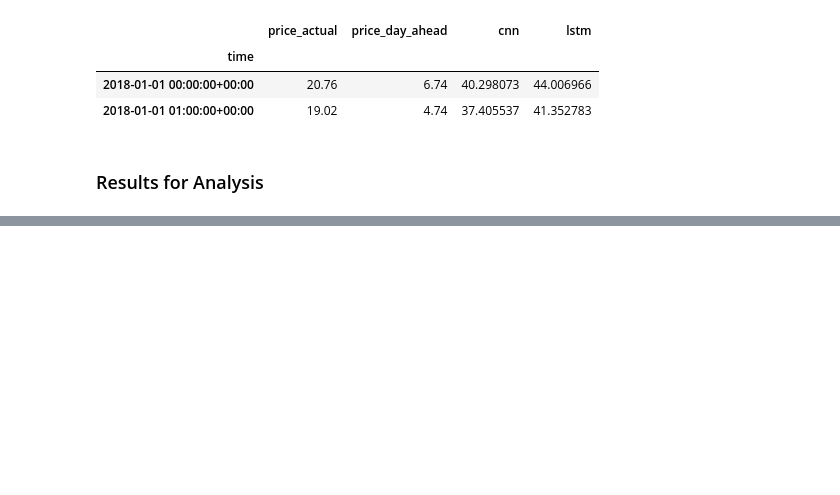
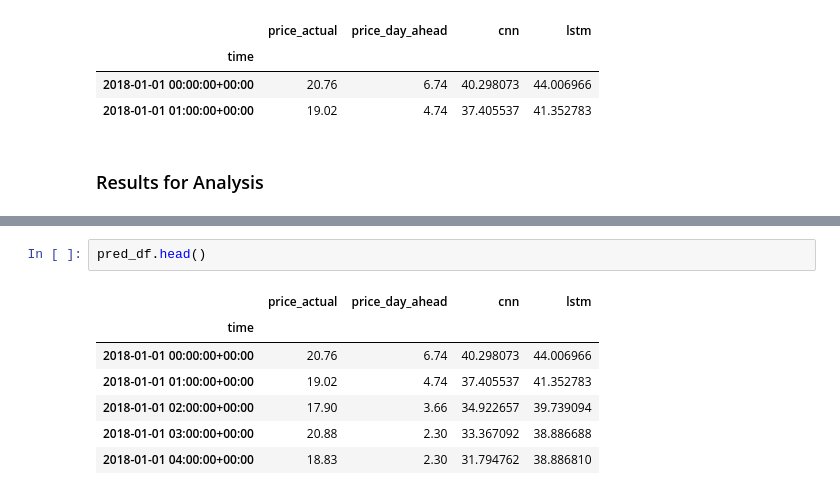
Before and after one commit to magnusbig/forecasting_day_ahead_electric_prices_in_spain, a Jupyter notebook: Code/23_Modeling_Neural_Nets.ipynb, the cells around one changed output, grey strips where cells are left out. Drawn from its saved outputs; the diff is of its cells as text; blank space fills up the shorter version.

```diff
--- a/Code/23_Modeling_Neural_Nets.ipynb
+++ b/Code/23_Modeling_Neural_Nets.ipynb
@@ -321,0 +378,10 @@ pred_df.head(2)
+# %%
+pred_df.head()
+# %% [output]
+|  | price_actual | price_day_ahead | cnn | lstm |
+| time |  |  |  |  |
+| 2018-01-01 00:00:00+00:00 | 20.76 | 6.74 | 40.298073 | 44.006966 |
+| 2018-01-01 01:00:00+00:00 | 19.02 | 4.74 | 37.405537 | 41.352783 |
+| 2018-01-01 02:00:00+00:00 | 17.90 | 3.66 | 34.922657 | 39.739094 |
+| 2018-01-01 03:00:00+00:00 | 20.88 | 2.30 | 33.367092 | 38.886688 |
+| 2018-01-01 04:00:00+00:00 | 18.83 | 2.30 | 31.794762 | 38.886810 |
```
Also changed, not shown: parts of 11 cells of this notebook, 12 other files.
